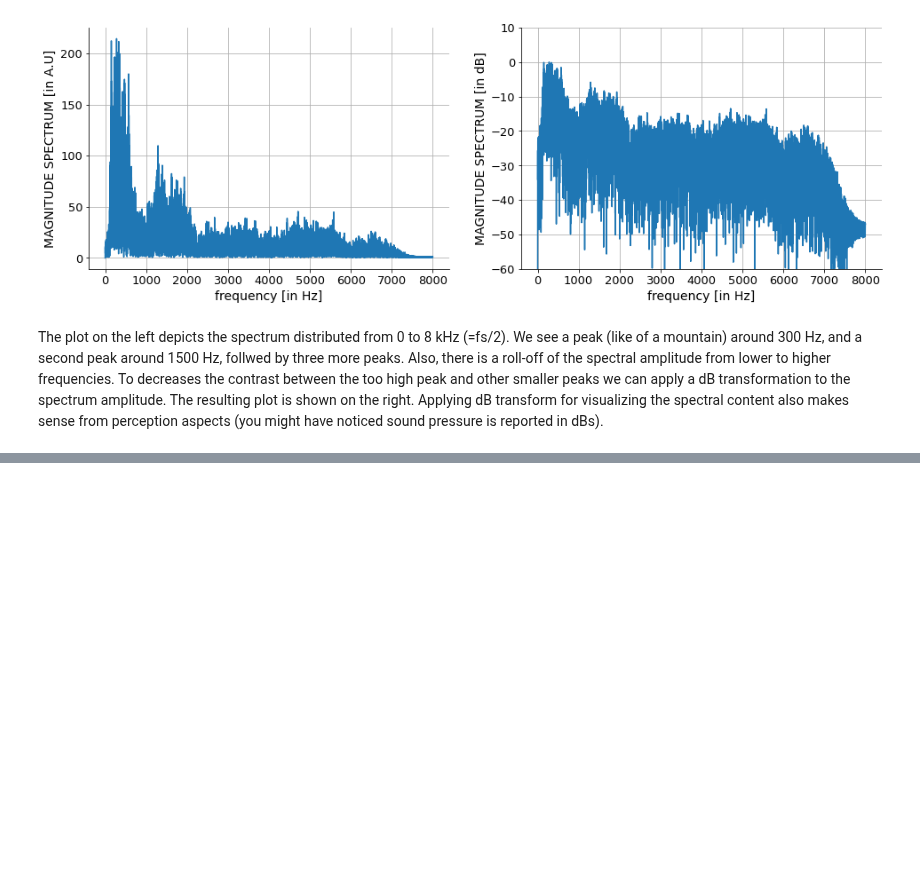
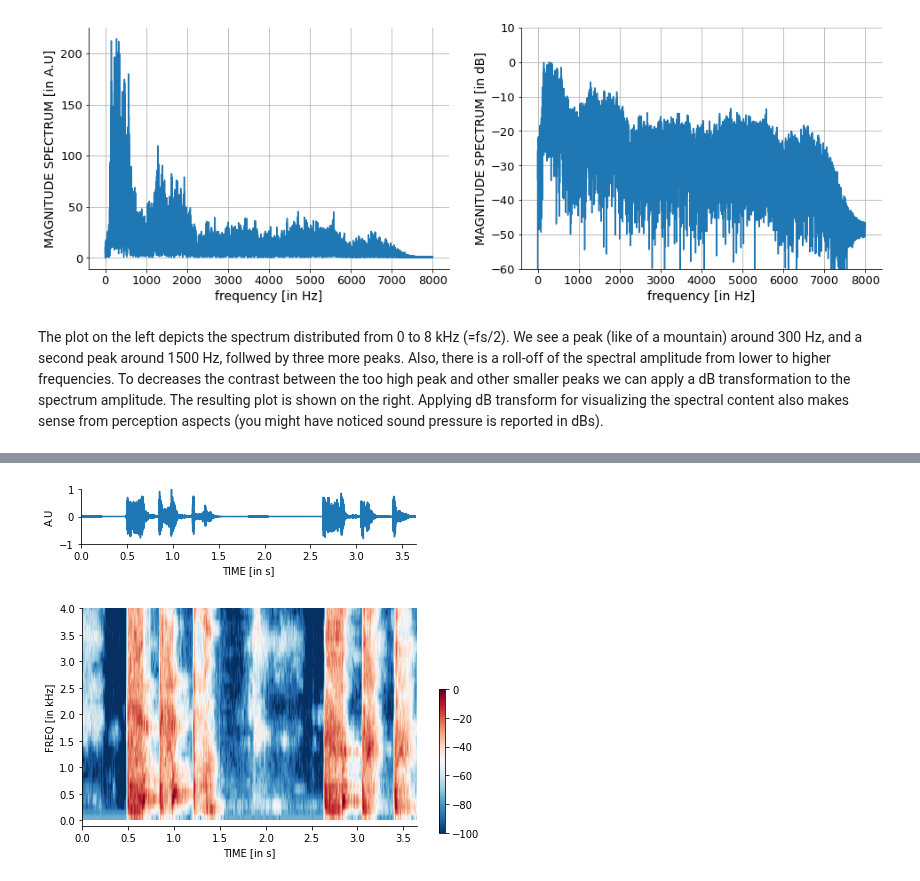
Before and after one commit to iiscleap/coswara-blog, a Jupyter notebook: _notebooks/2020-08-15-acoustic_feature_extraction.ipynb, the cells around one changed output, grey strips where cells are left out. Saved outputs shown, nothing was run; the diff lists cells and outputs as text; code cells hidden in the pictures; blank space fills up the shorter version.

```diff
--- a/_notebooks/2020-08-15-acoustic_feature_extraction.ipynb
+++ b/_notebooks/2020-08-15-acoustic_feature_extraction.ipynb
@@ -135,0 +152,48 @@ The plot on the left depicts the spectrum distributed from 0 to 8 kHz (=fs/2). W
+# %%
+#collapse_show
+# first we define the spectrogram function
+def generate_spectrogram(x,fs,wdur=20e-3,hdur=5e-3):
+    X = []
+    i = 0
+    cnt = 0
+    win = np.hamming(wdur*fs)
+    win = win - np.min(win)
+    win = win/np.max(win)
+    while i<(len(x)-int(wdur*fs)):
+        X.append(np.multiply(win,x[i:(i+int(wdur*fs))]))
+        i = i + int(hdur*fs)
+        cnt= cnt+1
+    X = np.array(X)
+    Xs = abs(np.fft.rfft(X))
+    return Xs
+
+# lets plot now
+fig = plt.subplots(figsize=(6,1))
+ax = plt.subplot(1,1,1)
+ax.plot(times,x)
+ax.set_xlim(times[0],times[-1])
+ax.set_ylim(-1,1)
+ax.set_xlabel('TIME [in s]')
+ax.set_ylabel('A.U')
+sns.despine(offset = .1,trim=False)
+plt.show()
+
+fig, ax = plt.subplots(figsize=(6,4))
+Xs = generate_spectrogram(x,fs,wdur=10e-3,hdur=2.5e-3)
+XdB = 20*np.log10(Xs.T)
+XdB = XdB - np.max(XdB)
+im = ax.imshow(XdB,origin='lower',aspect='auto',extent = [times[0], times[-1], 0, fs/2/1e3],
+               cmap='RdBu_r',vmin = 0, vmax =-100)
+divider = make_axes_locatable(ax)
+colorbar_ax = fig.add_axes([.95, 0.1, 0.015, 0.5])
+fig.colorbar(im, cax=colorbar_ax)
+ax.set_xlim(times[0],times[-1])
+# ax.set_xlim(.2,3)
+ax.set_ylim(-.1,4)
+ax.set_xlabel('TIME [in s]')
+ax.set_ylabel('FREQ [in kHz]')
+sns.despine(offset = 0.01,trim=False)
+plt.show()
+# %% [output]
+[figure, added]
+[figure, added]
```
Also changed, not shown: parts of 2 cells of this notebook, 1 other file.
